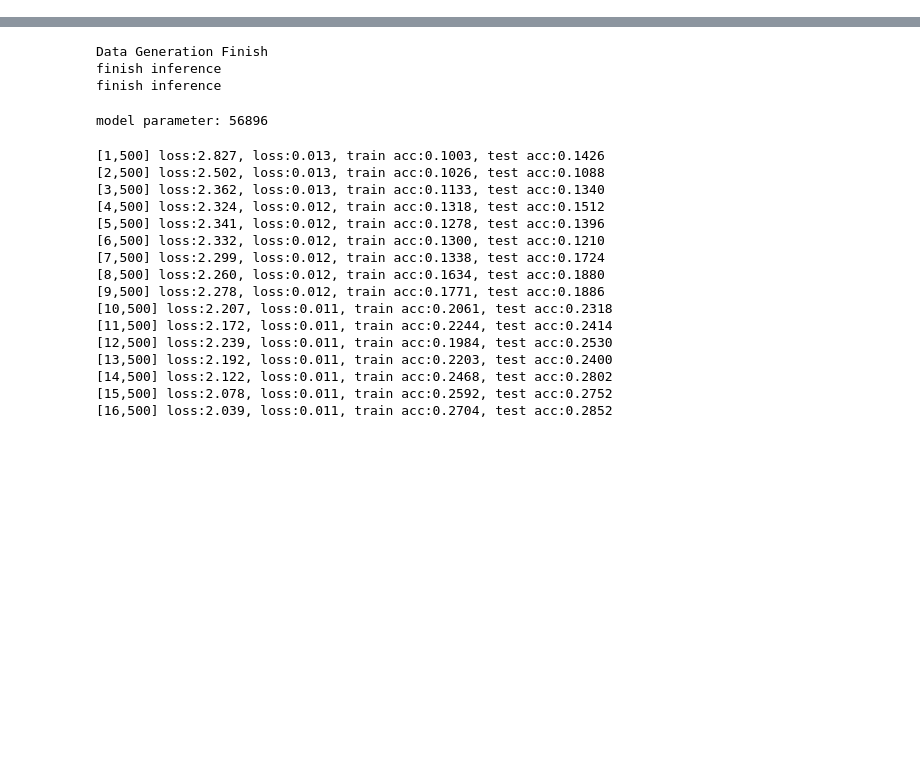
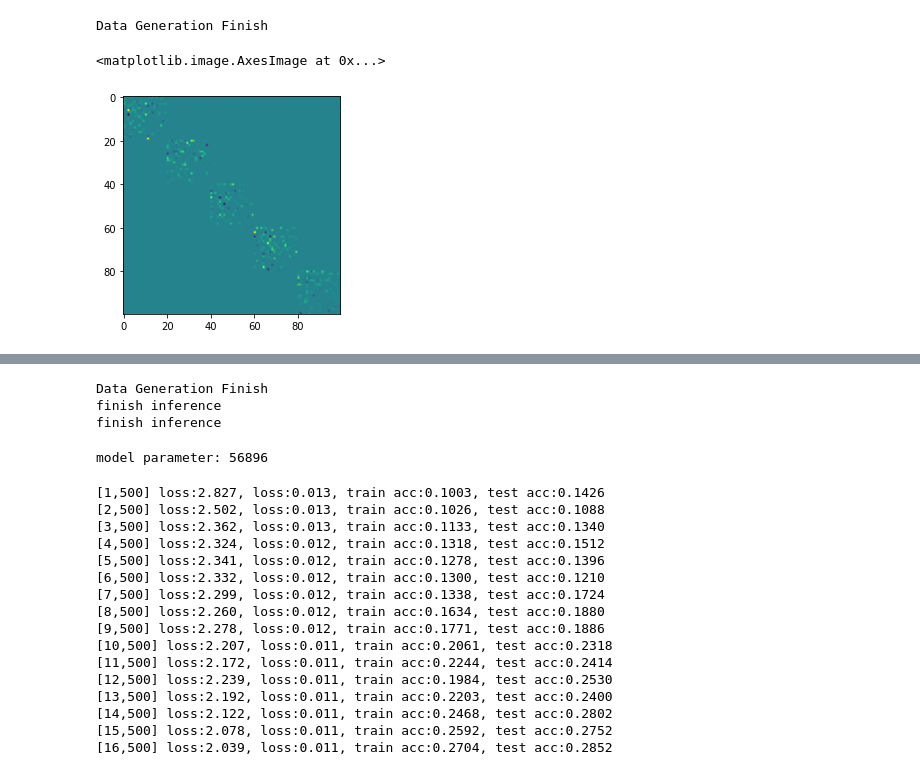
Before and after one commit to HuangHaoyu1997/Reservoir-Computing, a Jupyter notebook: learn_dgl.ipynb, the cells around one changed output, grey strips where cells are left out. Drawn from its saved outputs; the diff is of its cells as text; code cells hidden in the pictures; blank space fills up the shorter version.

```diff
--- a/learn_dgl.ipynb
+++ b/learn_dgl.ipynb
@@ -10,0 +84,15 @@ torch.set_default_dtype(torch.float32)
+# %%
+Config.N_hid = 100
+Config.batch_size = 100
+Config.train_num = 10000
+Config.test_num = 2000
+Config.frames = 10
+Config.lr = 1e-4
+train_loader, test_loader = part_DATA(Config)
+model = AnnRC(Config).to(Config.device)
+A_before_train = model.A1.cpu().detach().numpy()
+plt.imshow(A_before_train)
+# %% [output]
+Data Generation Finish
+<matplotlib.image.AxesImage at 0x...>
+[figure, added]
```
Also changed, not shown: parts of 5 cells of this notebook, 1 other file.
